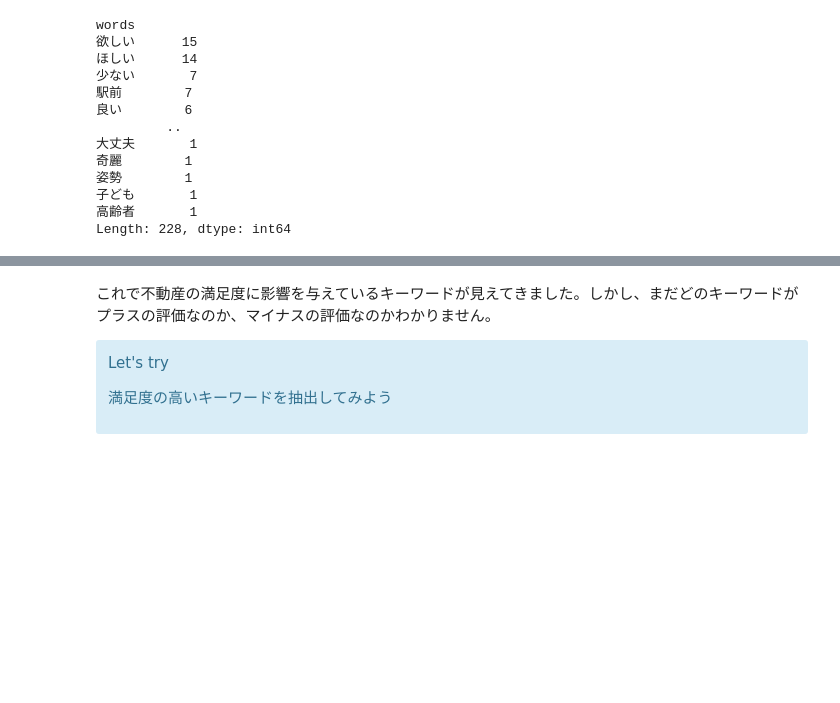
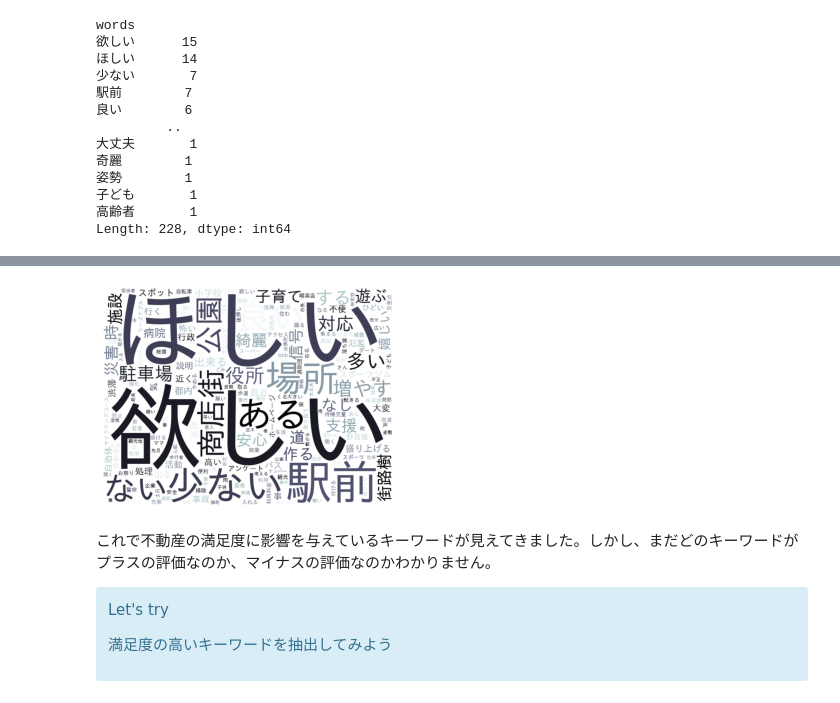
Before and after one commit to KuramitsuLab/kolab, a Jupyter notebook: src_ds/ds12nlp.ipynb, the cells around one changed output, grey strips where cells are left out. Cells and saved outputs as stored; diff of their text form; code cells hidden in the pictures; blank space fills up the shorter version.

```diff
--- a/src_ds/ds12nlp.ipynb
+++ b/src_ds/ds12nlp.ipynb
@@ -197,3 +241,19 @@ Length: 228, dtype: int64
+# %%
+## !pip install wordcloud
+
+from wordcloud import WordCloud
+fpath = '/usr/share/fonts/truetype/fonts-japanese-gothic.ttf'
+#fpath = 'fonts-japanese-gothic.ttf'
+word_chain = ' '.join(words)
+
+model = WordCloud(width=800, height=600, background_color='white', colormap='bone', font_path=fpath)
+W = model.generate(' '.join(words))
+
+plt.imshow(W)
+plt.axis('off')
+plt.show()
+# %% [output]
+[figure, added]
 # %% [markdown]
 これで不動産の満足度に影響を与えているキーワードが見えてきました。しかし、まだどのキーワードがプラスの評価なのか、マイナスの評価なのかわかりません。
 
```
Also changed, not shown: parts of 48 cells of this notebook, 5 other files.
